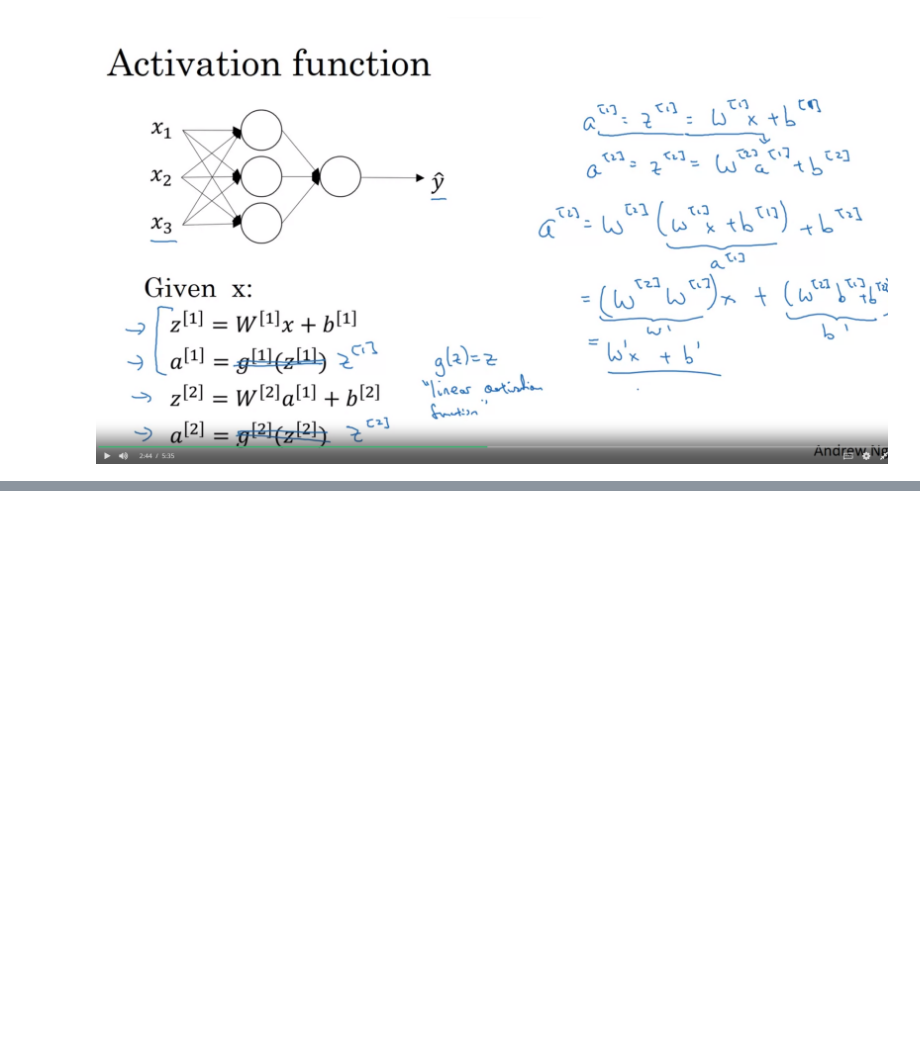
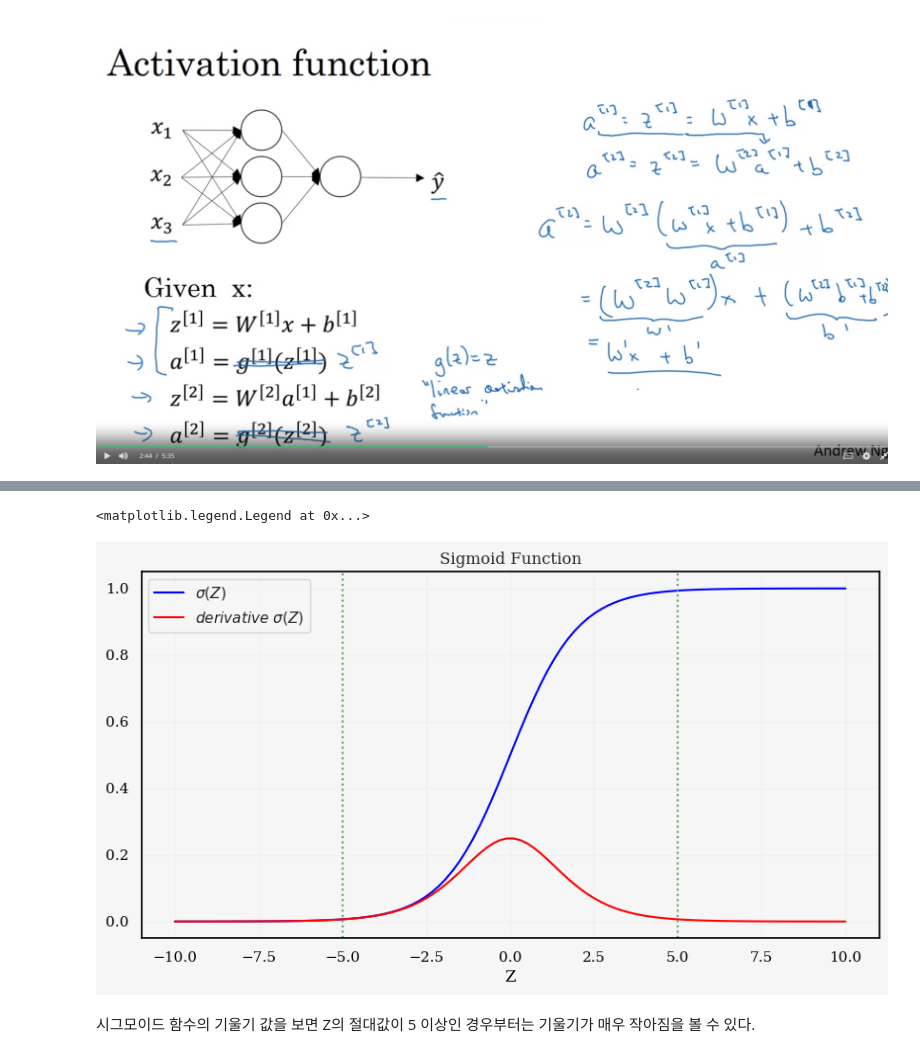
Before and after one commit to yonghyeun/Deep-learning, a Jupyter notebook: 8. activation function (sigmoid, tanh,relu , leaky relu).ipynb, the cells around one changed output, grey strips where cells are left out. Cells and saved outputs as stored; diff of their text form; code cells hidden in the pictures; blank space fills up the shorter version.

```diff
--- a/8. activation function (sigmoid, tanh,relu , leaky relu).ipynb
+++ b/8. activation function (sigmoid, tanh,relu , leaky relu).ipynb
@@ -71,0 +113,17 @@ Stacking Layers: 심층신경망은 여러 개의 레이어로 구성되며, 각
+# %%
+fig,ax = plt.subplots(figsize = (10,5))
+
+ax.plot(Z, sigmoid(Z), c = 'blue', label = '$\sigma(Z)$')
+ax.plot(Z,derivative_sigmoid(Z), c =  'red', label = '$derivative \ \sigma(Z)$')
+ax.set_xlabel('Z')
+ax.set_title('Sigmoid Function')
+
+ax.axvline(-5, ls = ':', c = 'g')
+ax.axvline(5, ls = ':', c = 'g')
+
+ax.legend()
+# %% [output]
+<matplotlib.legend.Legend at 0x...>
+[figure, added]
+# %% [markdown]
+시그모이드 함수의 기울기 값을 보면 Z의 절대값이 5 이상인 경우부터는 기울기가 매우 작아짐을 볼 수 있다.
```
Also changed, not shown: parts of 24 cells of this notebook.
